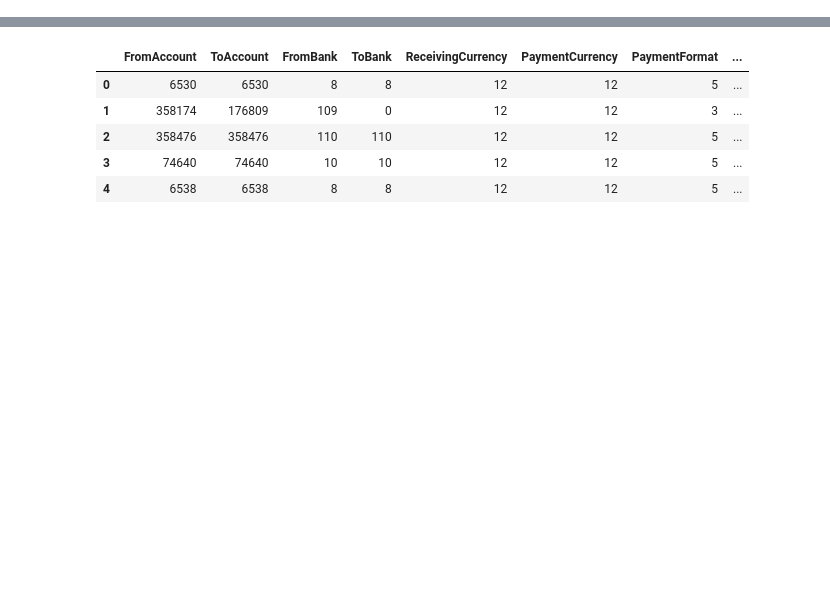
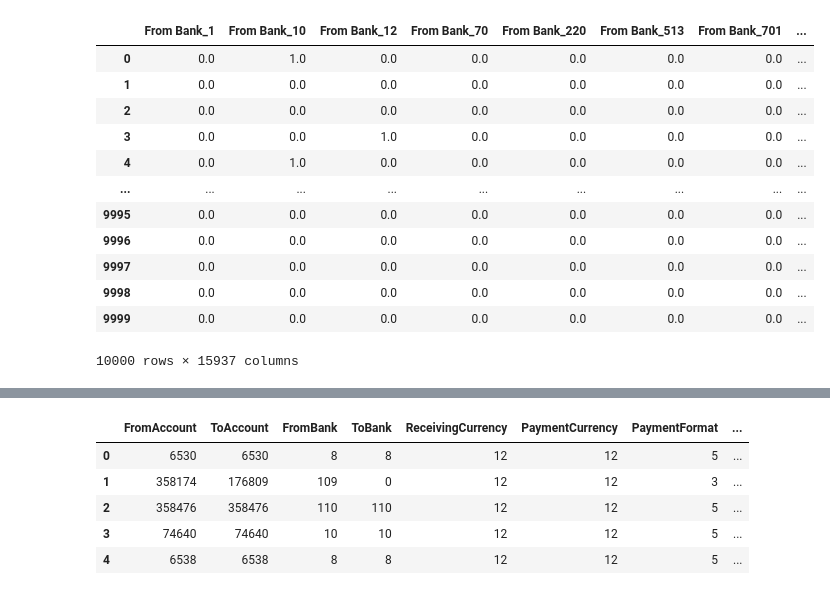
Before and after one commit to RuoqingEvelineWang/comp5340, a Jupyter notebook: data_processing.ipynb, the cells around one changed output, grey strips where cells are left out. Drawn from its saved outputs; the diff is of its cells as text; code cells hidden in the pictures; blank space fills up the shorter version.

```diff
--- a/data_processing.ipynb
+++ b/data_processing.ipynb
@@ -14,0 +38,3 @@ df['ToBankAcc'] = df.iloc[:,3].astype(str) + '_' + df.iloc[:,4]
+# %%
+df = df.drop(columns=['Timestamp', 'Account', 'Account.1'])
+df.info()
@@ -14,0 +59,10 @@ df['ToBankAcc'] = df.iloc[:,3].astype(str) + '_' + df.iloc[:,4]
+# %%
+df['From Bank'] = df['From Bank'].astype('category')
+df['To Bank'] = df['To Bank'].astype('category')
+df['Receiving Currency'] = df['Receiving Currency'].astype('category')
+df['Payment Currency'] = df['Payment Currency'].astype('category')
+df['Payment Format'] = df['Payment Format'].astype('category')
+df['Is Laundering'] = df['Is Laundering'].astype('category')
+df['FromBankAcc'] = df['FromBankAcc'].astype('category')
+df['ToBankAcc'] = df['ToBankAcc'].astype('category')
+df.info()
@@ -14,0 +117,19 @@ df['ToBankAcc'] = df.iloc[:,3].astype(str) + '_' + df.iloc[:,4]
+# %%
+ohe = OneHotEncoder()
+encoded_cols = ohe.fit_transform(df[['From Bank', 'To Bank', 'Receiving Currency', 'Payment Currency', 'Payment Format', 'FromBankAcc', 'ToBankAcc']][:10000])
+encoded_df = pd.DataFrame(encoded_cols.toarray(), columns=ohe.get_feature_names_out(['From Bank', 'To Bank', 'Receiving Currency', 'Payment Currency', 'Payment Format', 'FromBankAcc', 'ToBankAcc']))
+encoded_df
+# %% [output]
+|  | From Bank_1 | From Bank_10 | From Bank_12 | From Bank_70 | From Bank_220 | From Bank_513 | From Bank_701 | ... |
+| 0 | 0.0 | 1.0 | 0.0 | 0.0 | 0.0 | 0.0 | 0.0 | ... |
+| 1 | 0.0 | 0.0 | 0.0 | 0.0 | 0.0 | 0.0 | 0.0 | ... |
+| 2 | 0.0 | 0.0 | 0.0 | 0.0 | 0.0 | 0.0 | 0.0 | ... |
+| 3 | 0.0 | 0.0 | 1.0 | 0.0 | 0.0 | 0.0 | 0.0 | ... |
+| 4 | 0.0 | 1.0 | 0.0 | 0.0 | 0.0 | 0.0 | 0.0 | ... |
+| ... | ... | ... | ... | ... | ... | ... | ... | ... |
+| 9995 | 0.0 | 0.0 | 0.0 | 0.0 | 0.0 | 0.0 | 0.0 | ... |
+| 9996 | 0.0 | 0.0 | 0.0 | 0.0 | 0.0 | 0.0 | 0.0 | ... |
+| 9997 | 0.0 | 0.0 | 0.0 | 0.0 | 0.0 | 0.0 | 0.0 | ... |
+| 9998 | 0.0 | 0.0 | 0.0 | 0.0 | 0.0 | 0.0 | 0.0 | ... |
+| 9999 | 0.0 | 0.0 | 0.0 | 0.0 | 0.0 | 0.0 | 0.0 | ... |
+10000 rows × 15937 columns
```
Also changed, not shown: parts of 21 cells of this notebook, 1 other file.
